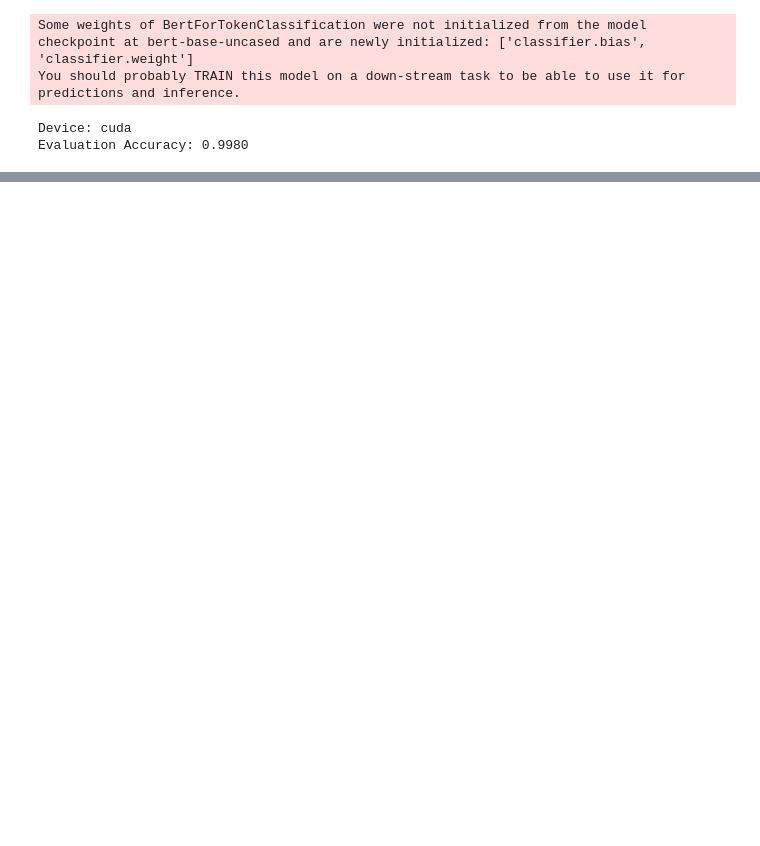
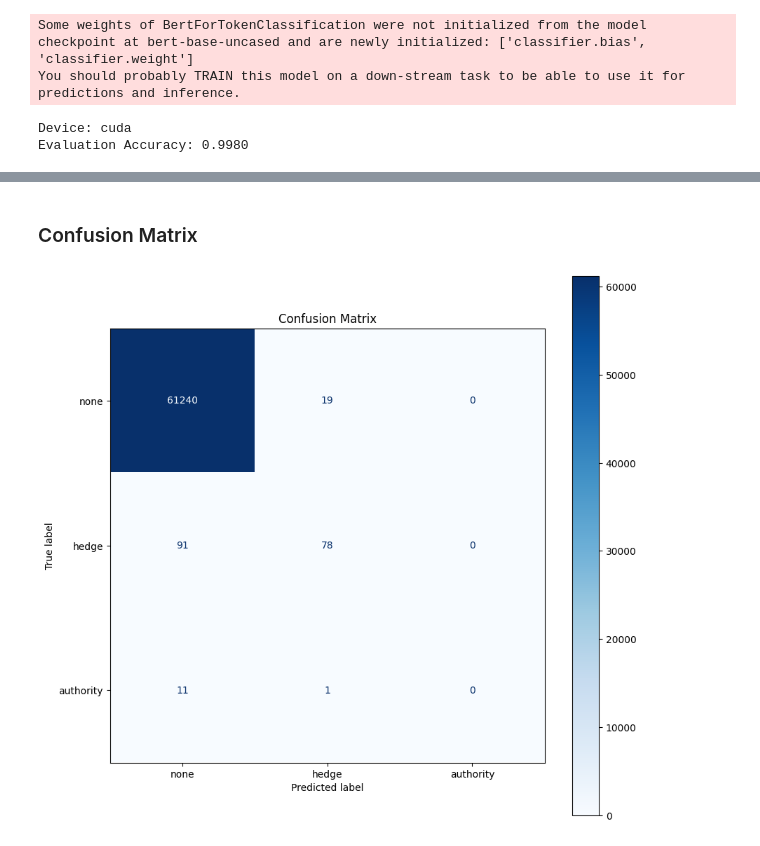
Before and after one commit to Houdanait/PoliticalTextandAttitudes, a Jupyter notebook: data/Finetune_Bert.ipynb, the cells around one changed output, grey strips where cells are left out. Saved outputs shown, nothing was run; the diff lists cells and outputs as text; code cells hidden in the pictures; blank space fills up the shorter version.

Commit message:
added in additional evaluation metrics

```diff
--- a/data/Finetune_Bert.ipynb
+++ b/data/Finetune_Bert.ipynb
@@ -42,7 +20,7 @@ label_map = {label: i for i, label in enumerate(labels)}
 
 # Split the dataset into train and eval subsets
 random.shuffle(labeled_data)
-train_size = int(0.8 * len(labeled_data))
+train_size = int(0.7 * len(labeled_data))
 train_data = labeled_data[:train_size]
 eval_data = labeled_data[train_size:]
 
@@ -191,3 +172,21 @@ Macro-Averaged Precision: 0.5981
 Macro-Averaged Recall: 0.4871
 Macro-Averaged F1 Score: 0.5278
 Overall Accuracy: 0.9980
+# %% [markdown]
+### Confusion Matrix
+# %%
+from sklearn.metrics import precision_recall_fscore_support, accuracy_score, confusion_matrix, ConfusionMatrixDisplay
+import matplotlib.pyplot as plt
+
+# Compute the confusion matrix
+cm = confusion_matrix(true_labels, predictions, labels=unique_labels)
+display_labels = [reversed_label_map[label] for label in unique_labels]
+
+# Display the confusion matrix
+fig, ax = plt.subplots(figsize=(10, 10))
+disp = ConfusionMatrixDisplay(confusion_matrix=cm, display_labels=display_labels)
+disp.plot(values_format='d', cmap='Blues', ax=ax)
+plt.title('Confusion Matrix')
+plt.show()
+# %% [output]
+[figure, added]
```
Also changed, not shown: parts of 3 cells of this notebook.
